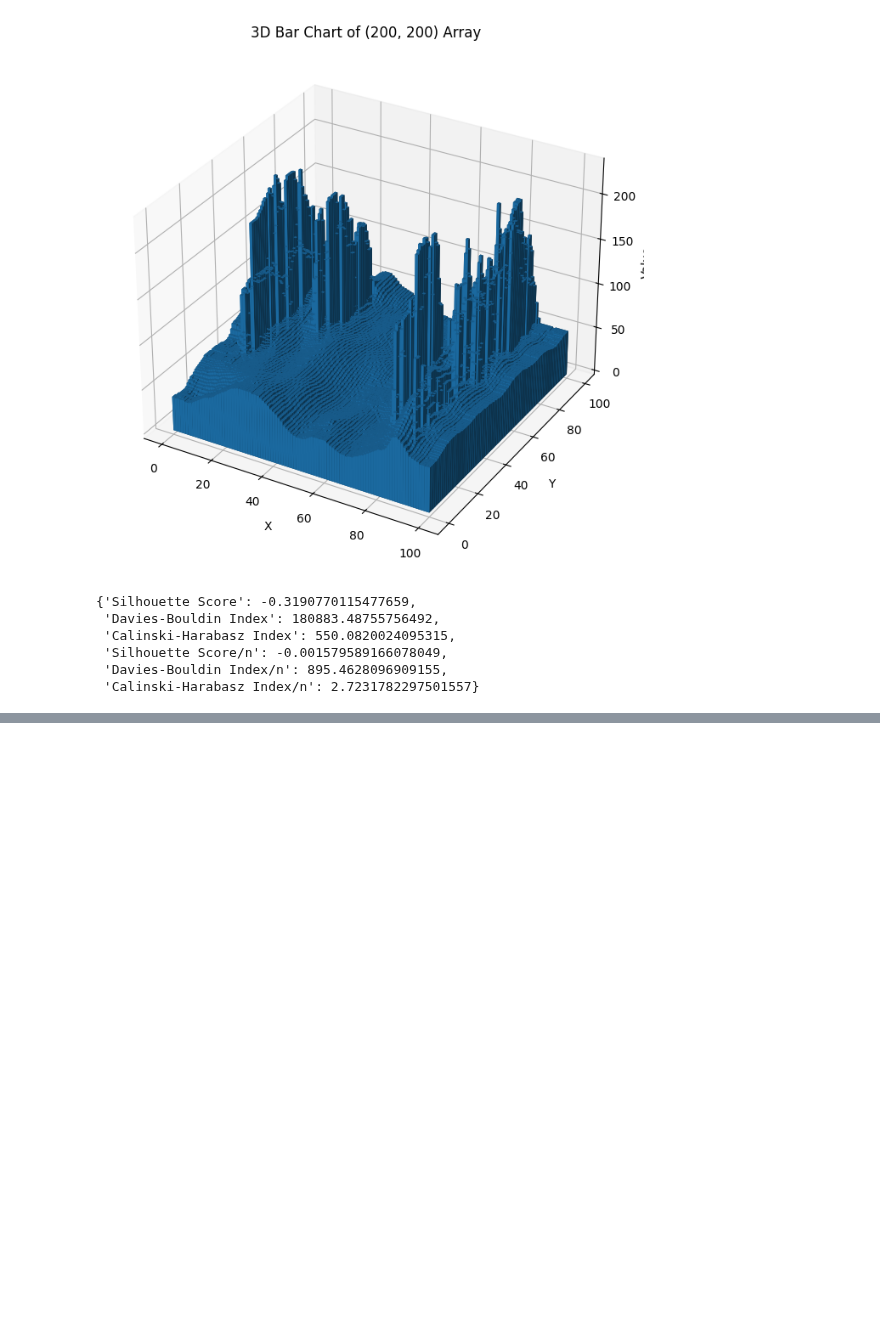
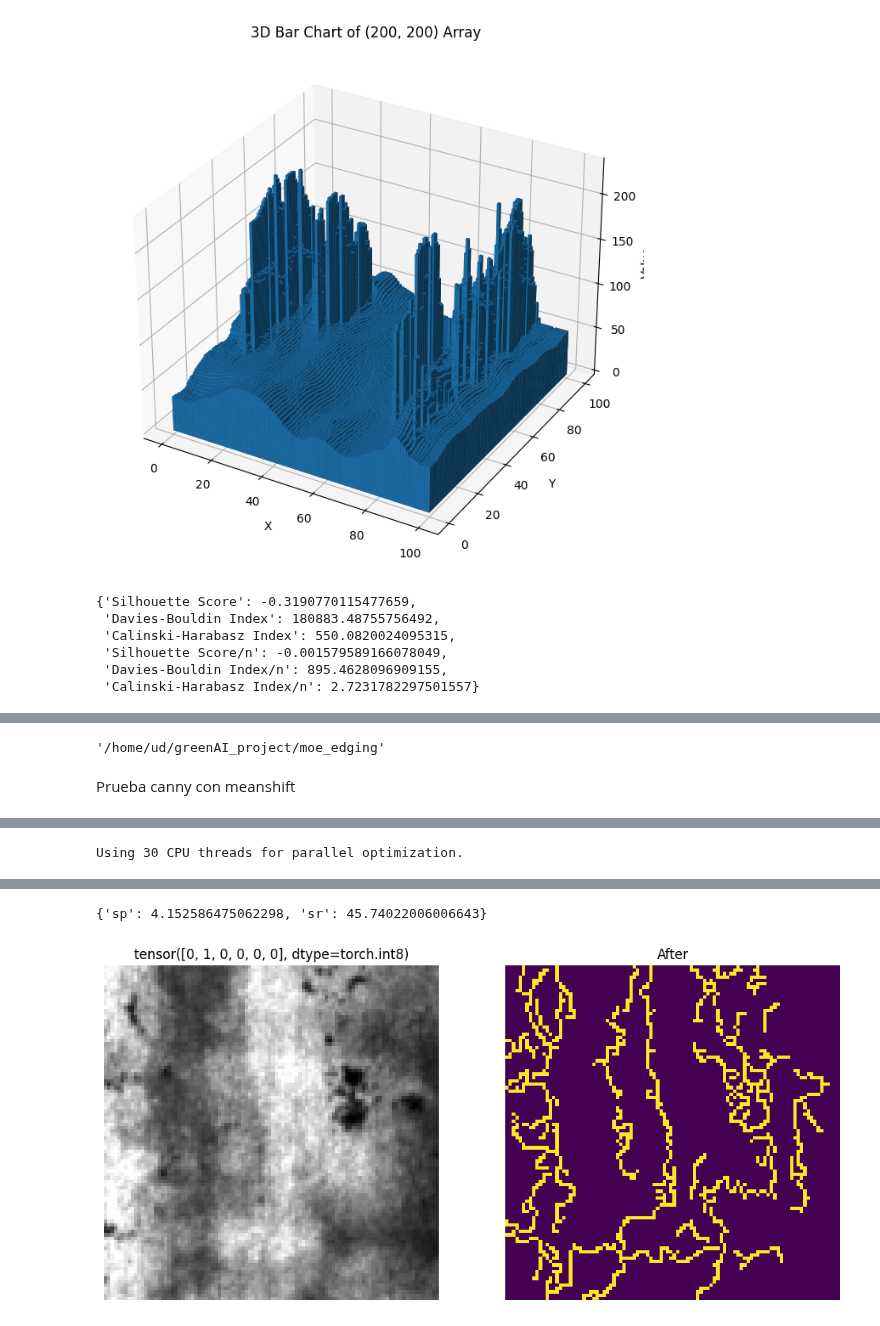
Before and after one commit to Lingfeng555/moe_edging, a Jupyter notebook: ImageTest.ipynb, the cells around one changed output, grey strips where cells are left out. Saved outputs shown, nothing was run; the diff lists cells and outputs as text; code cells hidden in the pictures; blank space fills up the shorter version.

Commit message:
pruebas sp y sr por clase

```diff
--- a/ImageTest.ipynb
+++ b/ImageTest.ipynb
@@ -179,0 +187,12 @@ Perspectiver.evaluate_clustering(original_image, clustered_image)
+# %%
+dataset = NEUDataset(set="train", transform=None, seed=1, scale=0.5)
+
+# Probar con un DataLoader
+dataloader = DataLoader(dataset, batch_size=4, shuffle=True)
+
+# Intentar iterar sobre el dataloader
+for images, labels in dataloader:
+    print("Iteración exitosa.")
+    print("Imagen shape:", images.shape)
+    print("Etiqueta shape:", labels.shape)
+    break
@@ -179,0 +205,27 @@ Perspectiver.evaluate_clustering(original_image, clustered_image)
+# %%
+def get_random_image():
+
+    image, label = dataset.__getitem__(index=random.randint(2, len(dataset)))
+    original_image = Perspectiver.grayscale_to_rgb(Perspectiver.normalize_to_uint8(image.detach().cpu().numpy()[0]))
+
+    return original_image, label
+# %%
+def get_image_list(path):
+
+    image_extensions = ('.bmp')
+    image_list = []
+
+    image = Image.open(img_path)
+
+    original_width, original_height = image.size
+    image = image.resize((max(1, int(original_width * self.scale)), max(1, int(original_height * self.scale))))
+
+    image = np.array(image)
+
+    for file in os.listdir(path):
+        if file.lower().endswith(image_extensions):
+            image_list.append(os.path.join(path, file))
+
+    return image_list
+# %% [output]
+'/home/ud/greenAI_project/moe_edging'
@@ -179,0 +305,17 @@ Perspectiver.evaluate_clustering(original_image, clustered_image)
+# %%
+
+def get_best_params(img, tries):
+
+    best = optimize_params(img, tries)["best_params"]
+    print(best)
+
+    return best
+# %% [markdown]
+Prueba canny con meanshift
+# %%
+original_image, label = get_random_image()
+best = get_best_params(original_image, 100)
+img = Perspectiver.meanShift(original_image, best["sp"], best["sr"])
+canny_img = Perspectiver.canny_filter(img, 75, 200)
+Perspectiver.plotComparison(original_image, canny_img, titleBefore=label)
+# %% [output]
@@ -179,0 +323 @@ Perspectiver.evaluate_clustering(original_image, clustered_image)
+Using 30 CPU threads for parallel optimization.
@@ -179,0 +341,2 @@ Perspectiver.evaluate_clustering(original_image, clustered_image)
+{'sp': 4.152586475062298, 'sr': 45.74022006006643}
+[figure, added]
```
Also changed, not shown: parts of 11 cells of this notebook.
